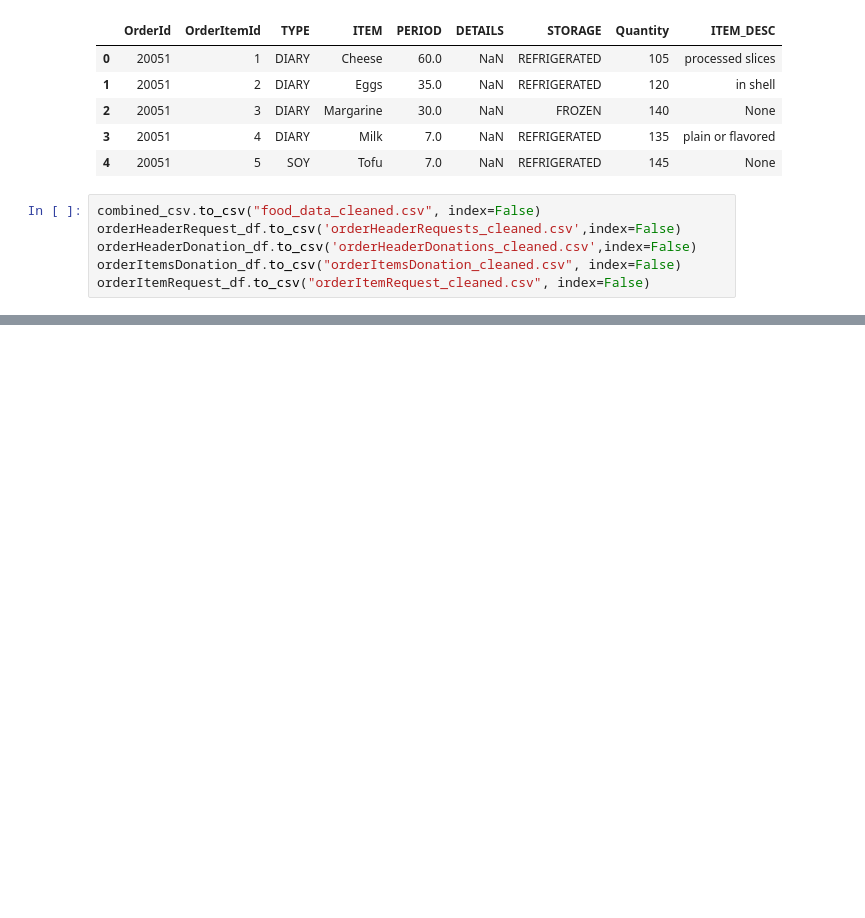
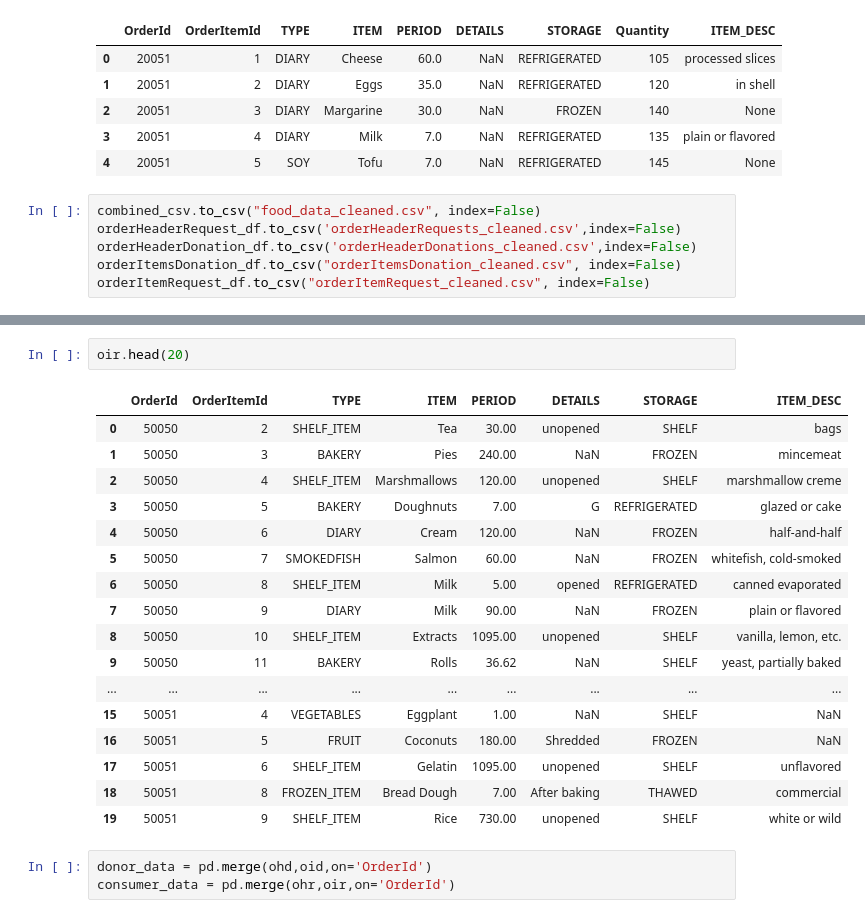
Before and after one commit to amd020398/artificial-brains, a Jupyter notebook: BWAI Challenge 3 data analysis/EDA.ipynb, the cells around one changed output, grey strips where cells are left out. Saved outputs shown, nothing was run; the diff lists cells and outputs as text; blank space fills up the shorter version.

```diff
--- a/BWAI Challenge 3 data analysis/EDA.ipynb
+++ b/BWAI Challenge 3 data analysis/EDA.ipynb
@@ -178,0 +217,23 @@ orderItemRequest_df.to_csv("orderItemRequest_cleaned.csv", index=False)
+# %%
+oir.head(20)
+# %% [output]
+|  | OrderId | OrderItemId | TYPE | ITEM | PERIOD | DETAILS | STORAGE | ITEM_DESC |
+| 0 | 50050 | 2 | SHELF_ITEM | Tea | 30.00 | unopened | SHELF | bags |
+| 1 | 50050 | 3 | BAKERY | Pies | 240.00 | NaN | FROZEN | mincemeat |
+| 2 | 50050 | 4 | SHELF_ITEM | Marshmallows | 120.00 | unopened | SHELF | marshmallow creme |
+| 3 | 50050 | 5 | BAKERY | Doughnuts | 7.00 | G | REFRIGERATED | glazed or cake |
+| 4 | 50050 | 6 | DIARY | Cream | 120.00 | NaN | FROZEN | half-and-half |
+| 5 | 50050 | 7 | SMOKEDFISH | Salmon | 60.00 | NaN | FROZEN | whitefish, cold-smoked |
+| 6 | 50050 | 8 | SHELF_ITEM | Milk | 5.00 | opened | REFRIGERATED | canned evaporated |
+| 7 | 50050 | 9 | DIARY | Milk | 90.00 | NaN | FROZEN | plain or flavored |
+| 8 | 50050 | 10 | SHELF_ITEM | Extracts | 1095.00 | unopened | SHELF | vanilla, lemon, etc. |
+| 9 | 50050 | 11 | BAKERY | Rolls | 36.62 | NaN | SHELF | yeast, partially baked |
+| ... | ... | ... | ... | ... | ... | ... | ... | ... |
+| 15 | 50051 | 4 | VEGETABLES | Eggplant | 1.00 | NaN | SHELF | NaN |
+| 16 | 50051 | 5 | FRUIT | Coconuts | 180.00 | Shredded | FROZEN | NaN |
+| 17 | 50051 | 6 | SHELF_ITEM | Gelatin | 1095.00 | unopened | SHELF | unflavored |
+| 18 | 50051 | 8 | FROZEN_ITEM | Bread Dough | 7.00 | After baking | THAWED | commercial |
+| 19 | 50051 | 9 | SHELF_ITEM | Rice | 730.00 | unopened | SHELF | white or wild |
+# %%
+donor_data = pd.merge(ohd,oid,on='OrderId')
+consumer_data = pd.merge(ohr,oir,on='OrderId')
```
Also changed, not shown: parts of 15 cells of this notebook.
